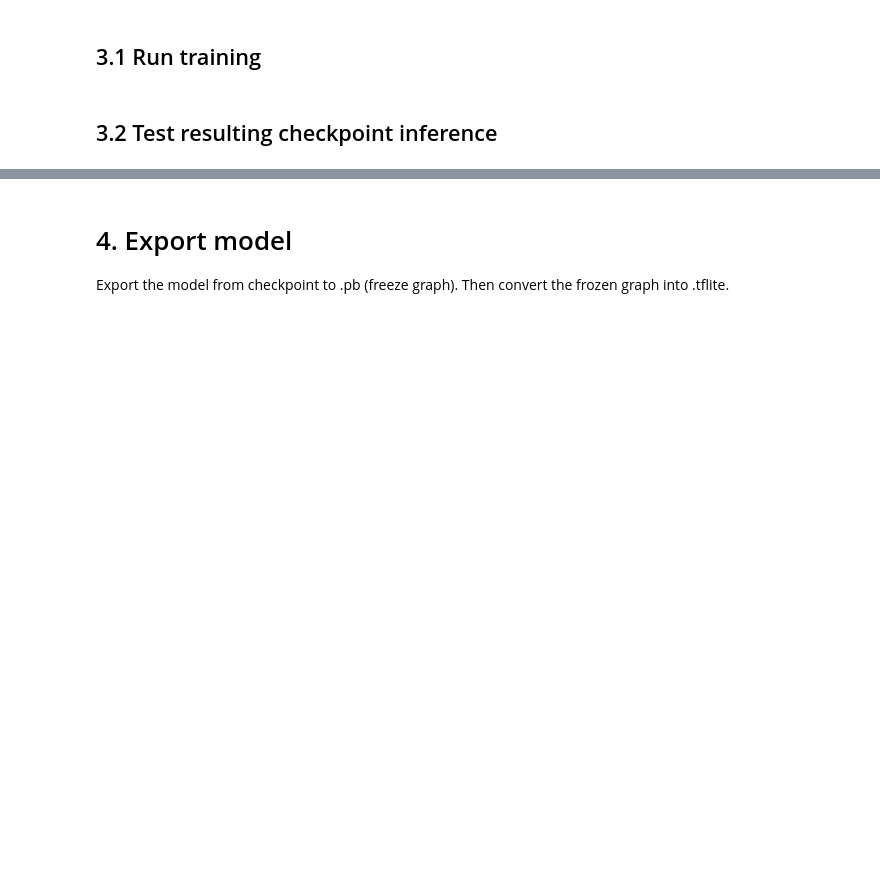
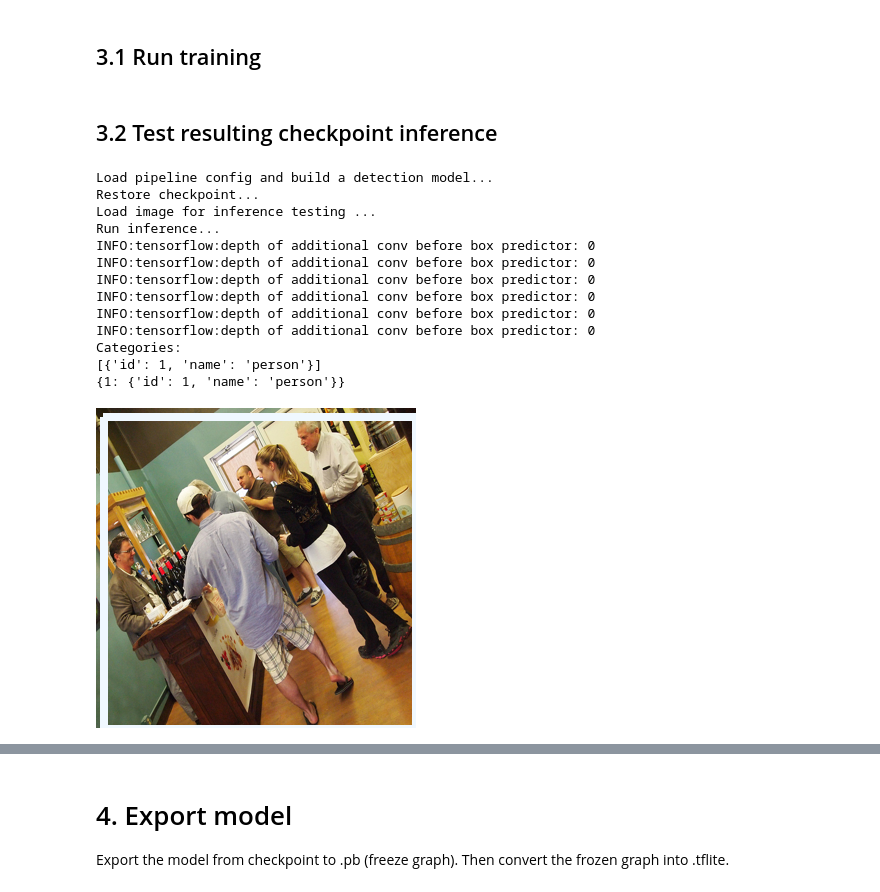
Before and after one commit to pmatthaei-iteratec/sparky-rooms, a Jupyter notebook: tensorflow-model/train.ipynb, the cells around one changed output, grey strips where cells are left out. Drawn from its saved outputs; the diff is of its cells as text; code cells hidden in the pictures; blank space fills up the shorter version.

Commit message:
Updated pipeline and train

```diff
--- a/tensorflow-model/train.ipynb
+++ b/tensorflow-model/train.ipynb
@@ -50,8 +49,8 @@ Reference configured pipeline from git repository and assign output directory of
 # %% [markdown]
 ## 3.1 Run training
 # %%
-CONFIG="sparky-rooms/tensorflow-model/pipeline.config"
-MODEL_OUT="sparky-rooms/tensorflow-model/sparky"
+CONFIG="sparky-rooms/tensorflow-model/pipeline_nonfpn.config"
+MODEL_OUT="sparky-rooms/tensorflow-model/sparky_nonfpn"
 # %%
 # Run training
 %cd ~
@@ -67,46 +66,86 @@ MODEL_OUT="sparky-rooms/tensorflow-model/sparky"
 # How many results should be printed:
 SLICE=10
 # Checkpoint to load
-CHK='ckpt-2'
+CHK='ckpt-15'
 # %%
 from IPython.display import display
 
 import io
 import os
 import numpy as np
 from PIL import Image
 import tensorflow as tf
+from object_detection.utils import config_util
+from object_detection.utils import label_map_util
+from object_detection.builders import model_builder
+from object_detection.utils import visualization_utils as viz_util
 
-# Load pipeline config and build a detection model
+print("Load pipeline config and build a detection model...")
 configs = config_util.get_configs_from_pipeline_file("/home/jupyter/"+CONFIG)
 model_config = configs['model']
 detection_model = model_builder.build(model_config=model_config, is_training=False)
 
-# Restore checkpoint
+print("Restore checkpoint...")
 ckpt = tf.compat.v2.train.Checkpoint(model=detection_model)
-ckpt.restore(os.path.join("/home/jupyter/"+MODEL_OUT, CHK)) # Can vary
+ckpt.restore(os.path.join("/home/jupyter/"+MODEL_OUT, CHK)).expect_partial() # Can vary
 
-# Load image for inference testing
-image = Image.open('/home/jupyter/data/test3.jpg').resize((320,320))
-display(image)
-
+print("Load image for inference testing ...")
+image = Image.open('/home/jupyter/data/test.jpg').resize((320,320))
 image_data = np.asarray(image)
-image_data = image_data.astype(np.float32)
+#image_data = image_data.astype(np.float32)
 
 # Feed as input
 input_data = np.asarray([image_data])
 input_data = tf.convert_to_tensor(input_data, dtype=tf.float32)
 
-# Run inference
+print("Run inference...")
 image, shapes = detection_model.preprocess(input_data)
 prediction_dict = detection_model.predict(input_data, shapes)
 detections = detection_model.postprocess(prediction_dict, shapes)
 
+detection_scores = detections['detection_scores'][0][:SLICE].numpy()
+detection_classes = detections['detection_classes'][0][:SLICE].numpy().astype(np.int32)
+detection_boxes = detections['detection_boxes'][0][:SLICE].numpy()
+
+label_map = label_map_util.load_labelmap("/home/jupyter/sparky-rooms/tensorflow-model/label_map.pbtxt")
+categories = label_map_util.convert_label_map_to_categories(label_map, max_num_classes=10, use_display_name=True)
+category_index = label_map_util.create_category_index(categories)
+
+print("Categories:")
+print(categories)
+print(category_index)
+
+image_infered = viz_util.visualize_boxes_and_labels_on_image_array(
+    image_data.copy(),
+    np.squeeze(detection_boxes),
+    np.squeeze(detection_classes),
+    np.squeeze(detection_scores),
+    category_index,
+    use_normalized_coordinates=True,
+    line_thickness=8)
+
+display(Image.fromarray(image_infered))
+
 # Results
 print('Shopwing first {} Results:'.format(SLICE))
 print("Detection Scores:")
-print(detections['detection_scores'][0][:SLICE].numpy())
+print(detection_scores)
 print("Detection Classes:")
-print(detections['detection_classes'][0][:SLICE].numpy())
+print(detection_classes)
 print("Detection Boxes:")
-print(detections['detection_boxes'][0][:SLICE].numpy())
+print(detection_boxes)
+# %% [output]
+Load pipeline config and build a detection model...
+Restore checkpoint...
+Load image for inference testing ...
+Run inference...
+INFO:tensorflow:depth of additional conv before box predictor: 0
+INFO:tensorflow:depth of additional conv before box predictor: 0
+INFO:tensorflow:depth of additional conv before box predictor: 0
+INFO:tensorflow:depth of additional conv before box predictor: 0
+INFO:tensorflow:depth of additional conv before box predictor: 0
+INFO:tensorflow:depth of additional conv before box predictor: 0
+Categories:
+[{'id': 1, 'name': 'person'}]
+{1: {'id': 1, 'name': 'person'}}
+[figure, added]
```
Also changed, not shown: parts of 5 cells of this notebook, 1 other file.
